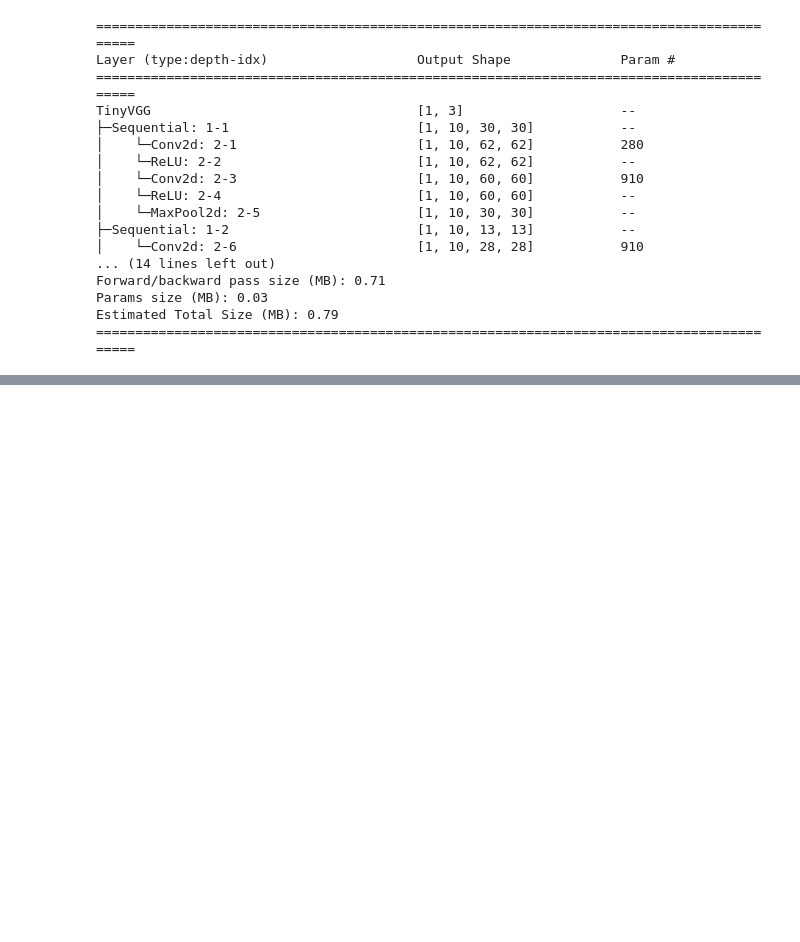
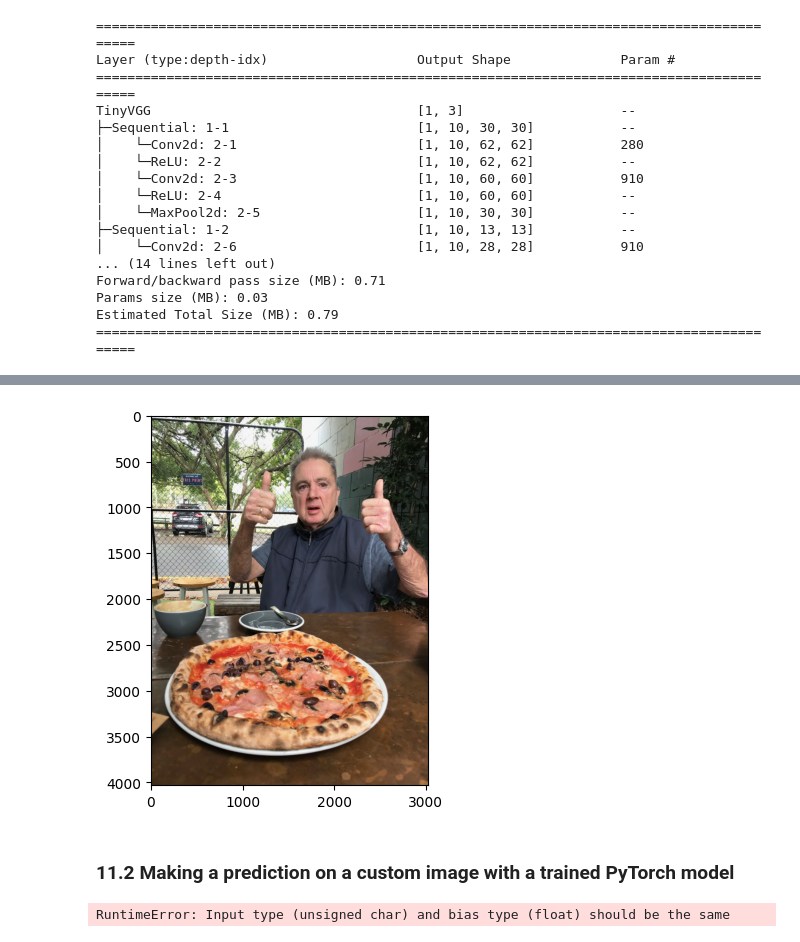
Before and after one commit to bohemian83/pytorch_yt, a Jupyter notebook: 04_pytorch_custom_datasets.ipynb, the cells around one changed output, grey strips where cells are left out. Cells and saved outputs as stored; diff of their text form; code cells hidden in the pictures; blank space fills up the shorter version.

```diff
--- a/04_pytorch_custom_datasets.ipynb
+++ b/04_pytorch_custom_datasets.ipynb
@@ -779,0 +1163,13 @@ Estimated Total Size (MB): 0.79
+# %%
+# Setup custom image path
+custom_image_path = data_path / "04-pizza-dad.jpeg"
+
+# Download the image if it doesn't already exist
+if not custom_image_path.is_file():
+  with open(custom_image_path, "wb") as f:
+    # When downloading from GitHub, need to use the "raw" file link
+    request = requests.get("https://raw.githubusercontent.com/mrdbourke/pytorch-deep-learning/main/images/04-pizza-dad.jpeg")
+    print(f"Downloading {custom_image_path}...")
+    f.write(request.content)
+else:
+  print(f"{custom_image_path} already exists, skipping download...")
@@ -779,0 +1192,6 @@ Estimated Total Size (MB): 0.79
+# %%
+# Read in custom image
+custom_image_uint8 = torchvision.io.read_image(str(custom_image_path))
+print(f"Custom image tensor:\n {custom_image_uint8}")
+print(f"Custom image shape: {custom_image_uint8.shape}")
+print(f"Custom image datatype: {custom_image_uint8.dtype}")
@@ -779,0 +1216,13 @@ Estimated Total Size (MB): 0.79
+# %%
+plt.imshow(custom_image_uint8.permute(1, 2, 0));
+# %% [output]
+[figure, added]
+# %% [markdown]
+### 11.2 Making a prediction on a custom image with a trained PyTorch model
+# %%
+# Try to make a prediction on an image in uint8 format
+model_1.eval()
+with torch.inference_mode():
+  model_1(custom_image_uint8.to(device))
+# %% [output]
+RuntimeError: Input type (unsigned char) and bias type (float) should be the same
```
Also changed, not shown: parts of 51 cells of this notebook.
